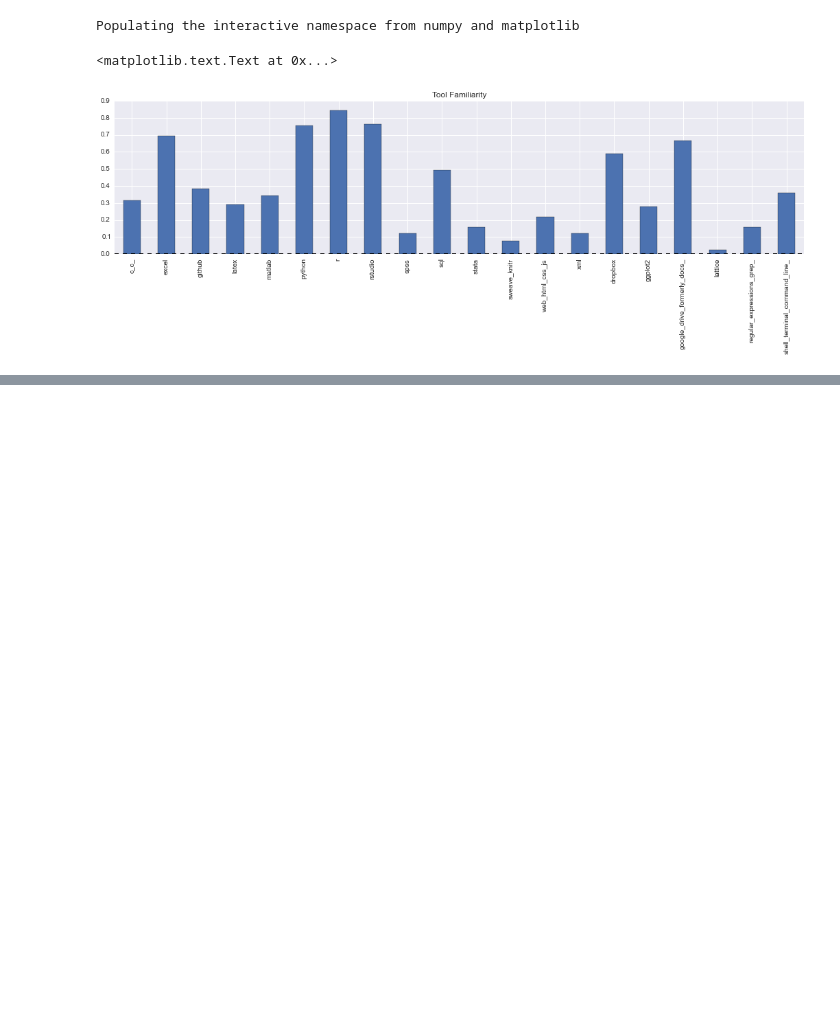
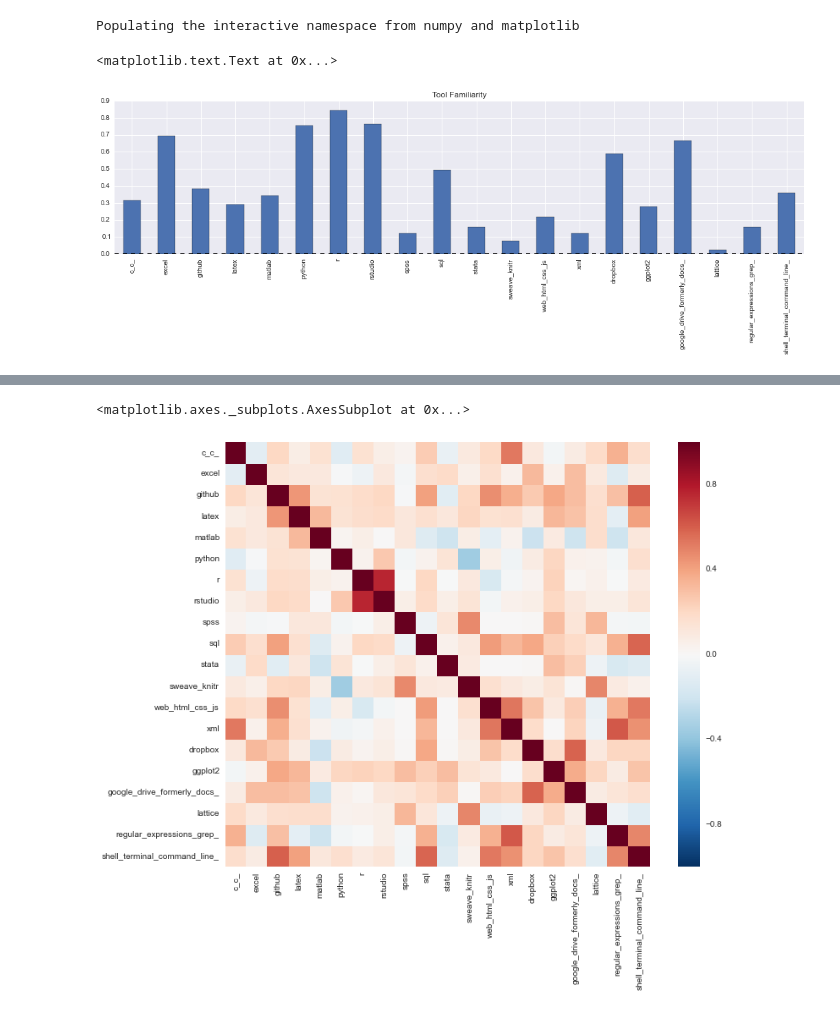
Before and after one commit to carlosespino11/EDAV_HW1, a Jupyter notebook: notebooks/Homework 1.ipynb, the cells around one changed output, grey strips where cells are left out. Drawn from its saved outputs; the diff is of its cells as text; code cells hidden in the pictures; blank space fills up the shorter version.

```diff
--- a/notebooks/Homework 1.ipynb
+++ b/notebooks/Homework 1.ipynb
@@ -99,0 +80,11 @@ to_facet.groupby(['program', 'gender']).mean().reset_index()
+# %%
+qcorr = to_facet[to_facet.program == 'IDSE (master)'].corr()
+# %%
+# Set up the matplotlib figure
+f, ax = plt.subplots(figsize=(12, 9))
+
+# Draw the heatmap using seaborn
+sns.heatmap(qcorr, vmax=1, square=True)
+# %% [output]
+<matplotlib.axes._subplots.AxesSubplot at 0x...>
+[figure, added]
```
Also changed, not shown: parts of 14 cells of this notebook.
